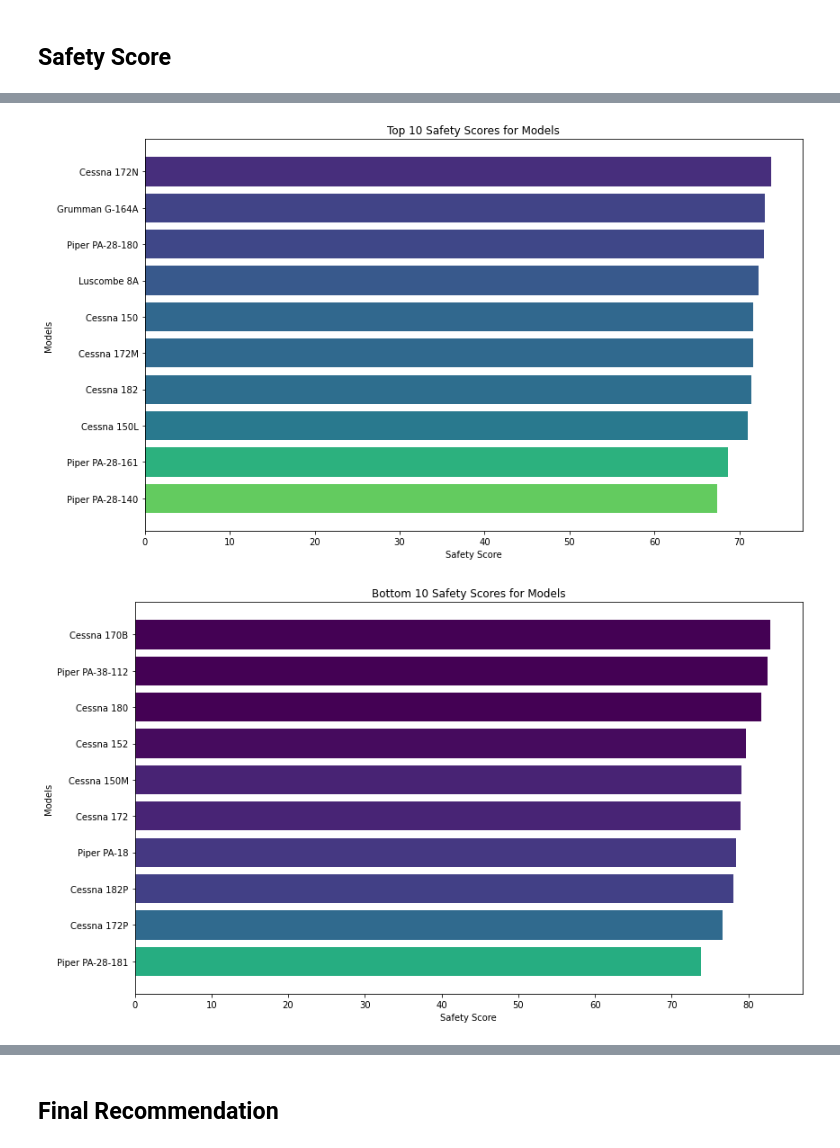
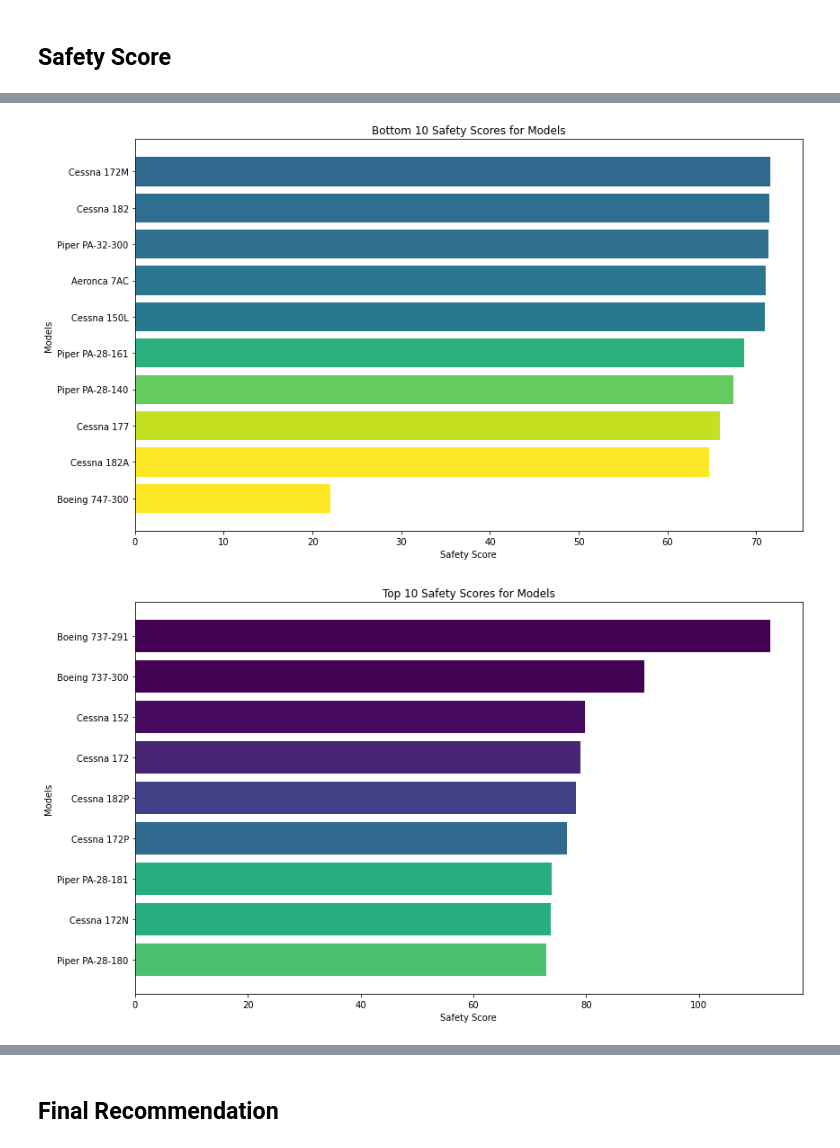
Before and after one commit to kaceyclougher/Phase-1-Project, a Jupyter notebook: Phase 1 Project Final.ipynb, the cells around one changed output, grey strips where cells are left out. Cells and saved outputs as stored; diff of their text form; code cells hidden in the pictures.

```diff
--- a/Phase 1 Project Final.ipynb
+++ b/Phase 1 Project Final.ipynb
@@ -179,7 +179,7 @@ Rocket                   1
 ULTR                     1
 Name: Aircraft_Category, dtype: int64
 # %%
-# df = df[(df['Aircraft_Category'] == 'Airplane')]
+df = df[(df['Aircraft_Category'] == 'Airplane')]
 # %% [markdown]
 ### Make
 # %%
@@ -508,7 +507,8 @@ Make_damage_df = Make_damage_list.groupby(['Make','Aircraft_Damage']).size().to_
 Make_damage_sum = Make_damage_df.groupby(level='Make').sum()
 
 #normalize it
-Make_normalized_damage_df = Make_damage_df.div(Make_damage_sum, level='Make').unstack(level=1, fill_value = 0)
+Make_normalized_damage_df = Make_damage_df.div(Make_damage_sum, level='Make')
+Make_normalized_damage_df = Make_normalized_damage_df.unstack(level=1, fill_value = 0)
 
 #merge the normalized damage with the injury rates
 Make_df = Make_Rates.merge(Make_normalized_damage_df, left_index=True, right_index=True);
@@ -668,10 +668,11 @@ plt.savefig('./Figures/Minor_Rates_for_Makes',dpi = 120)
 ## Aircraft - Injury
 # %%
 #Getting models that occur over 30 times
-Model_over_30 = df['Make_Model'].value_counts()[lambda x : x > 30]
+Model_over_30 = df['Make_Model'].value_counts().to_frame()
 
 #Grouping and sum
 Model_Rates = df[df['Make_Model'].isin(Model_over_30.index)][['Make_Model', 'Total_Fatal_Injuries','Total_Injuries', 'Total_Passengers', 'Aircraft_Damage']]
+
 Model_Rates = Model_Rates.groupby(['Make_Model'])[['Total_Injuries', 'Total_Fatal_Injuries','Total_Passengers']].sum().nlargest(20, columns=['Total_Injuries', 'Total_Passengers'])
 
 #Creating rates for injuries
@@ -689,7 +690,8 @@ Model_damage_df = Model_damage_list.groupby(['Make_Model','Aircraft_Damage']).si
 Model_damage_sum = Model_damage_df.groupby(level='Make_Model').sum()
 
 #normalize it
-Model_normalized_damage_df = Model_damage_df.div(Model_damage_sum, level='Make_Model').unstack(level=1, fill_value = 0)
+Model_normalized_damage_df = Model_damage_df.div(Model_damage_sum, level='Make_Model')
+Model_normalized_damage_df = Model_normalized_damage_df.unstack(level=1, fill_value = 0)
 
 #merge the normalized damage with the injury rates
 Model_df = Model_Rates.merge(Model_normalized_damage_df, left_index=True, right_index=True);
@@ -930,52 +932,52 @@ for idx, (make, row) in enumerate(Model_df.iterrows()):
     color = color_map(normalized_score)
     ax.barh(make, row['Safety_Score'], color=color)
 
-ax.set_title('Top 10 Safety Scores for Models')
+ax.set_title('Bottom 10 Safety Scores for Models')
 ax.set_ylabel('Models')
 ax.set_xlabel('Safety Score')
 plt.tight_layout()
 
 #Saving as png
-plt.savefig('./Figures/Top_10_Models_Safety_Scores',dpi = 120)
+plt.savefig('./Figures/Bottom_10_Models_Safety_Scores',dpi = 120)
 # %% [output]
-[figure, old version]
+[figure, new version]
 # %%
 #plotting
 fig, ax = plt.subplots(figsize=(12,7))
 
 #color map
 color_map = plt.cm.viridis_r
 
 #creating bins and assigning colors to bins
 bin_edges = np.linspace(70, 80, 10)
 colors = [color_map((bin_edges[i] + bin_edges[i+1])/2) for i in range(9)]
 safety_scores = Model_df['Safety_Score']
 
 #creating a list with normalized scores
 normalized_scores = (safety_scores - min(bin_edges)) / (max(bin_edges) - min(bin_edges))
 
 #for looping thru the rows
 #idx is the index
 #make is the index.name
 #row is the row info
 #using idx to find the right color and assigning it to the bar
 for idx, (make, row) in enumerate(Model_df.iterrows()):
-    if (idx >= 10): #select the last 10
+    if (idx > 10): #select the last 10
         normalized_score = normalized_scores[idx]
         color = color_map(normalized_score)
         ax.barh(make, row['Safety_Score'], color=color)
     else:
         continue
 
-ax.set_title('Bottom 10 Safety Scores for Models')
+ax.set_title('Top 10 Safety Scores for Models')
 ax.set_ylabel('Models')
 ax.set_xlabel('Safety Score')
 plt.tight_layout()
 
 #Saving as png
-plt.savefig('./Figures/Bottom_10_Models_Safety_Scores',dpi = 120)
+plt.savefig('./Figures/Top_10_Models_Safety_Scores',dpi = 120)
 # %% [output]
-[figure, old version]
+[figure, new version]
 # %%
 fig, ax = plt.subplots(figsize=(12,7))
 
```
Also changed, not shown: parts of 23 cells of this notebook, 20 other files.
